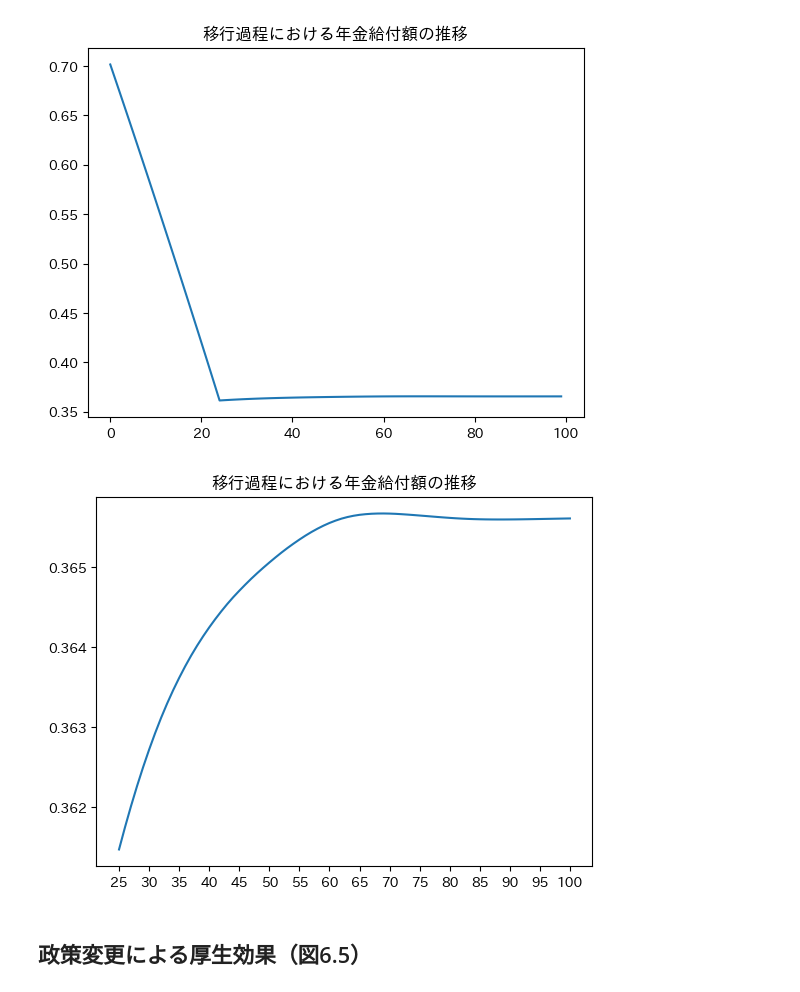
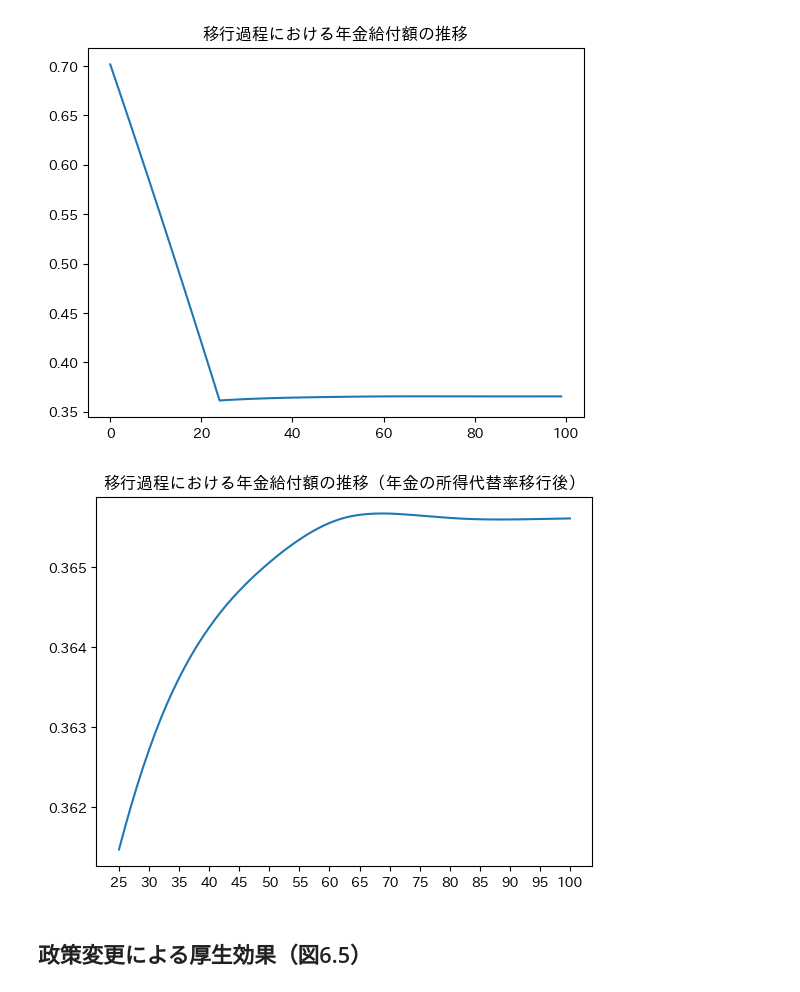
Before and after one commit to tomoyahiroe/olg, a Jupyter notebook: src/visualize.ipynb, the cells around one changed output. Drawn from its saved outputs; the diff is of its cells as text; code cells hidden in the pictures.

```diff
--- a/src/visualize.ipynb
+++ b/src/visualize.ipynb
@@ -119,10 +119,10 @@ plt.show()
 [figure]
 # %%
 plt.plot(p_path[24:])
-plt.title("移行過程における年金給付額の推移（年金の所得代替率以降後）")
+plt.title("移行過程における年金給付額の推移（年金の所得代替率移行後）")
 plt.xticks(ticks=np.arange(0, 76, 5), labels=np.arange(25, 101, 5))
 plt.show()
 # %% [output]
-[figure, old version]
+[figure, new version]
 # %% [markdown]
 ## 政策変更による厚生効果（図6.5）
```
Also changed, not shown: parts of 11 cells of this notebook, 10 other files.
